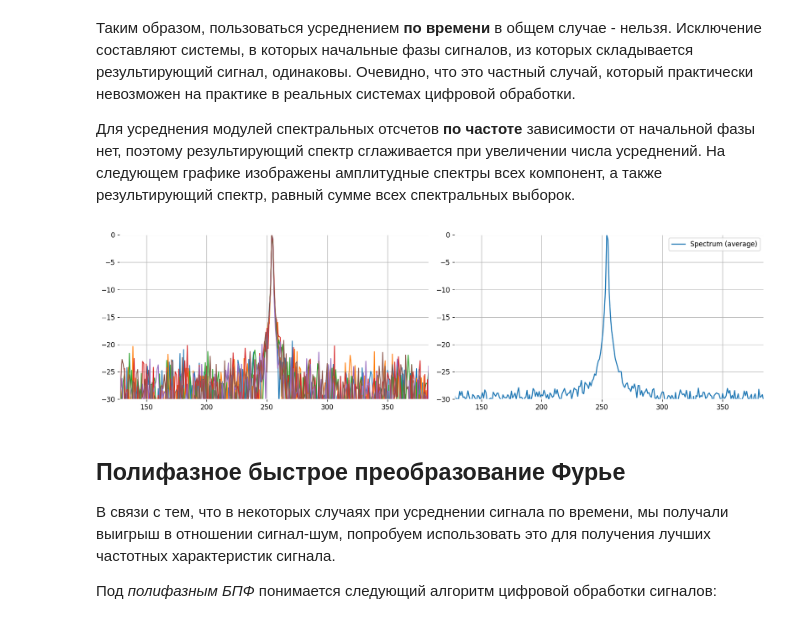
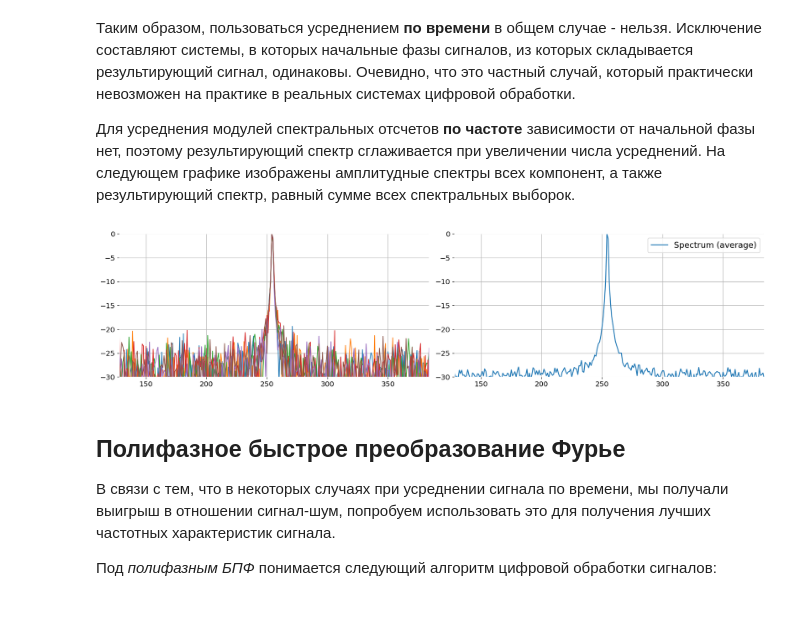
Before and after one commit to hukenovs/dsp-theory, a Jupyter notebook: src/dsp_theory_10_polyphase_ffts.ipynb, the cells around one changed output. Drawn from its saved outputs; the diff is of its cells as text; code cells hidden in the pictures.

Commit message:
Update 7-11 lectures. Add formula enumeration. Fix some plots.

```diff
--- a/src/dsp_theory_10_polyphase_ffts.ipynb
+++ b/src/dsp_theory_10_polyphase_ffts.ipynb
@@ -45,6 +38,16 @@ warnings.filterwarnings("ignore", message="numpy.ufunc size changed")
 from scipy.fftpack import fft, fftshift
 from scipy.signal.windows import kaiser, flattop
 
+FONT_SMALL = 12
+FONT_MEDIUM = 14
+
+plt.rc('axes', titlesize=FONT_MEDIUM)
+plt.rc('axes', labelsize=FONT_SMALL)
+plt.rc('xtick', labelsize=FONT_SMALL)
+plt.rc('ytick', labelsize=FONT_SMALL)
+plt.rc('legend', fontsize=FONT_MEDIUM)
+plt.rc('figure', titlesize=FONT_MEDIUM)
+
 # Matplotlib default params
 plt.rcParams['axes.facecolor'] = 'white'
 plt.rcParams['axes.edgecolor'] = 'white'
@@ -203,35 +206,35 @@ time_compare(freq=512, l=65)
 # %%
 def freq_only(l=32, n=512):
     # Initial Parameters
     m = l*n
     freq = l*(n/4 - 1.5374)
 
     # Input signal
     np.random.seed(42)
     x = np.cos(2*np.pi*freq*np.linspace(0, 1, m)) + np.random.normal(0, 4*1e-1, m)
     x = x.reshape(l, n)
 
     y1 = np.abs(fft(x, n))
     y2 = y1.sum(axis=0)
 
     y1log = 20*np.log10(y1.T / y1.max(axis=1))
     y2log = 20*np.log10(y2 / y2.max())
 
-    plt.figure(figsize=(14, 4), dpi=120)
+    plt.figure(figsize=(16, 4), dpi=120)
     plt.subplot(1, 2, 1)
     plt.plot(y1log[:n//2,:6], linewidth=1.25)
     plt.ylim([-30, 0])
     plt.xlim([n//4-n//8, n//4+n//8])
     plt.subplot(1, 2, 2)
     plt.plot(y2log[:n//2], label='Spectrum (average)')
     plt.ylim([-30, 0])
     plt.xlim([n//4-n//8, n//4+n//8])
     plt.legend()
     plt.tight_layout()
 
 freq_only(n=1024)
 # %% [output]
-[figure, old version]
+[figure, new version]
 # %% [markdown]
 ## Полифазное быстрое преобразование Фурье
 
```
Also changed, not shown: parts of 17 cells of this notebook, 3 other files.
